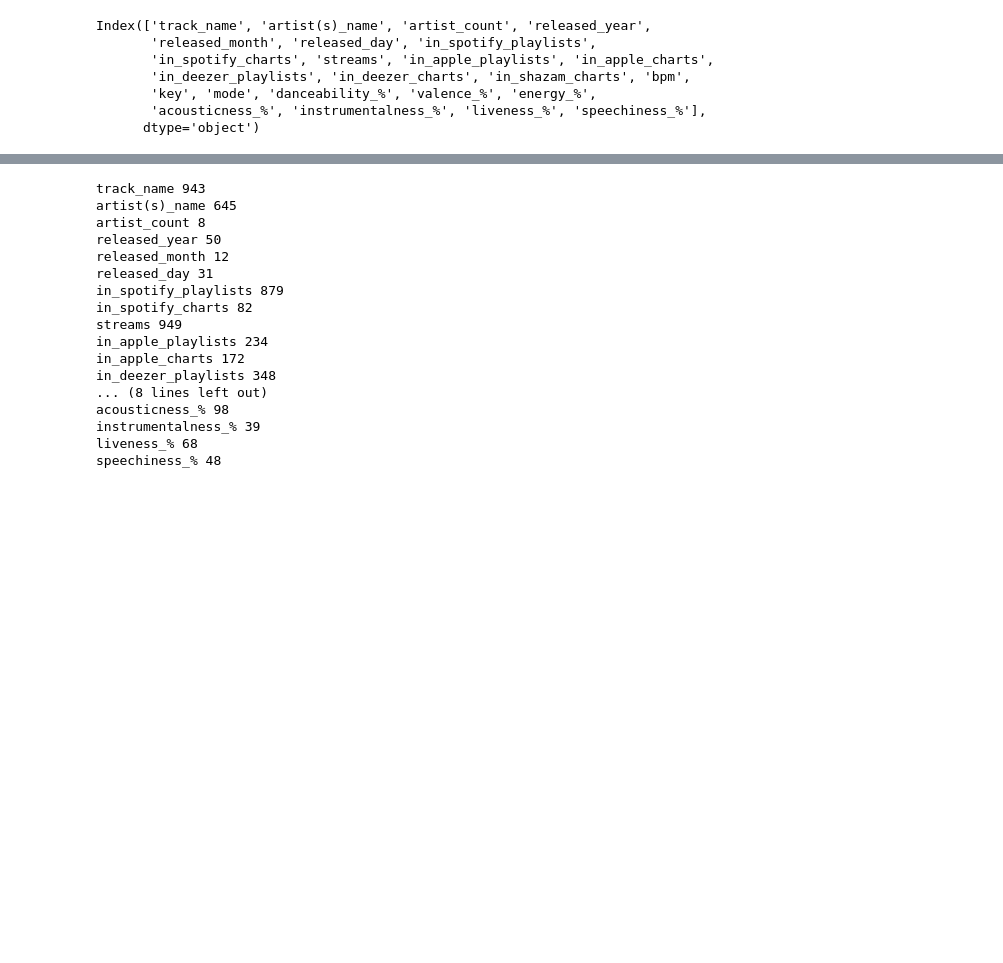
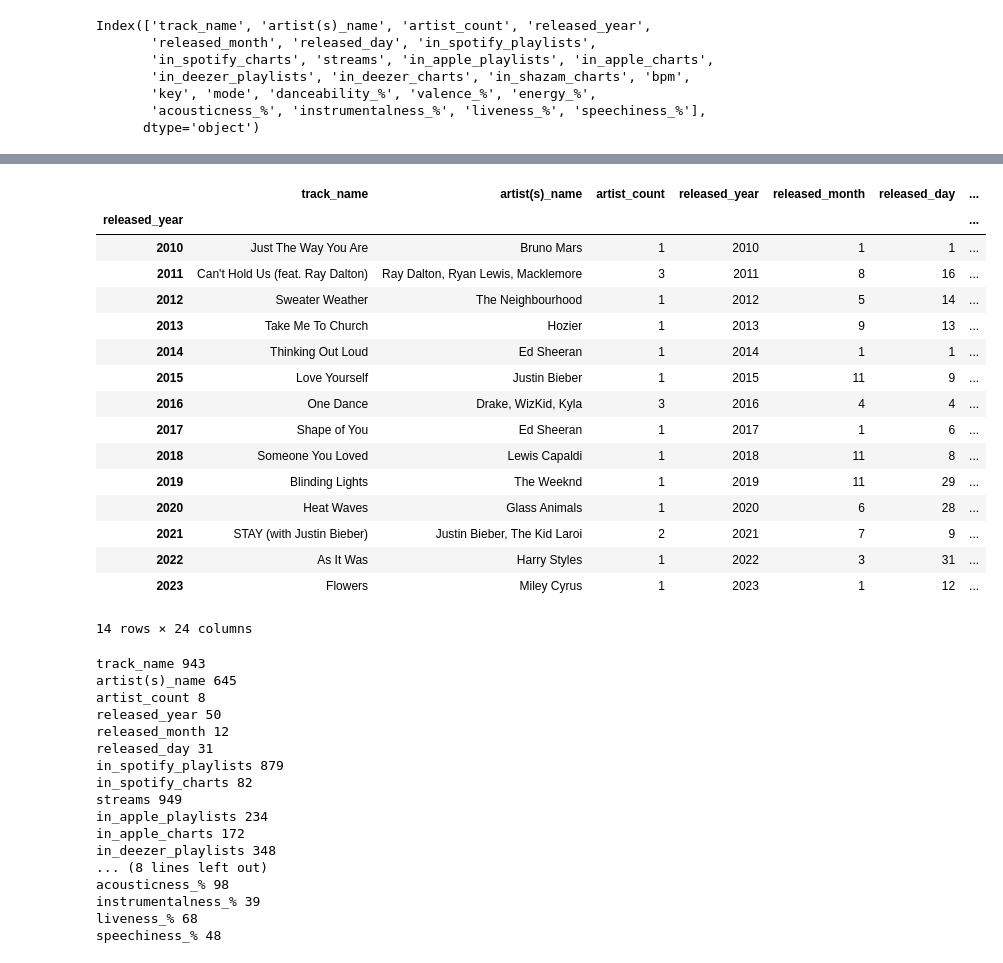
Before and after one commit to mynamescheff/spotify, a Jupyter notebook: model.ipynb, the cells around one changed output, grey strips where cells are left out. Cells and saved outputs as stored; diff of their text form; code cells hidden in the pictures; blank space fills up the shorter version.

```diff
--- a/model.ipynb
+++ b/model.ipynb
@@ -48,3 +66,23 @@ Index(['track_name', 'artist(s)_name', 'artist_count', 'released_year',
+# %%
+most_listened_songs
+# %% [output]
+|  | track_name | artist(s)_name | artist_count | released_year | released_month | released_day | ... |
+| released_year |  |  |  |  |  |  | ... |
+| 2010 | Just The Way You Are | Bruno Mars | 1 | 2010 | 1 | 1 | ... |
+| 2011 | Can't Hold Us (feat. Ray Dalton) | Ray Dalton, Ryan Lewis, Macklemore | 3 | 2011 | 8 | 16 | ... |
+| 2012 | Sweater Weather | The Neighbourhood | 1 | 2012 | 5 | 14 | ... |
+| 2013 | Take Me To Church | Hozier | 1 | 2013 | 9 | 13 | ... |
+| 2014 | Thinking Out Loud | Ed Sheeran | 1 | 2014 | 1 | 1 | ... |
+| 2015 | Love Yourself | Justin Bieber | 1 | 2015 | 11 | 9 | ... |
+| 2016 | One Dance | Drake, WizKid, Kyla | 3 | 2016 | 4 | 4 | ... |
+| 2017 | Shape of You | Ed Sheeran | 1 | 2017 | 1 | 6 | ... |
+| 2018 | Someone You Loved | Lewis Capaldi | 1 | 2018 | 11 | 8 | ... |
+| 2019 | Blinding Lights | The Weeknd | 1 | 2019 | 11 | 29 | ... |
+| 2020 | Heat Waves | Glass Animals | 1 | 2020 | 6 | 28 | ... |
+| 2021 | STAY (with Justin Bieber) | Justin Bieber, The Kid Laroi | 2 | 2021 | 7 | 9 | ... |
+| 2022 | As It Was | Harry Styles | 1 | 2022 | 3 | 31 | ... |
+| 2023 | Flowers | Miley Cyrus | 1 | 2023 | 1 | 12 | ... |
+14 rows × 24 columns
 # %%
 #show unique values in each column
 for col in df.columns:
```
Also changed, not shown: parts of 5 cells of this notebook.
